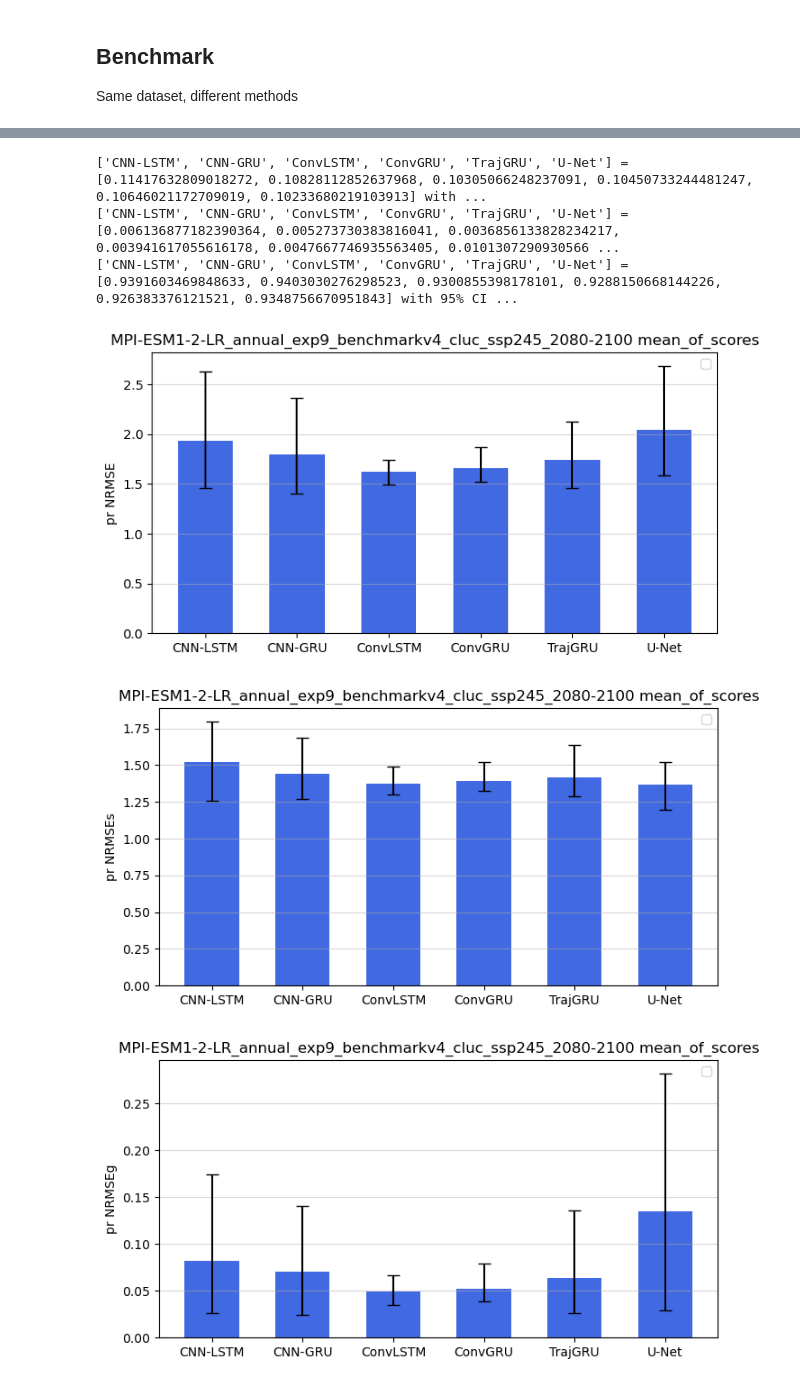
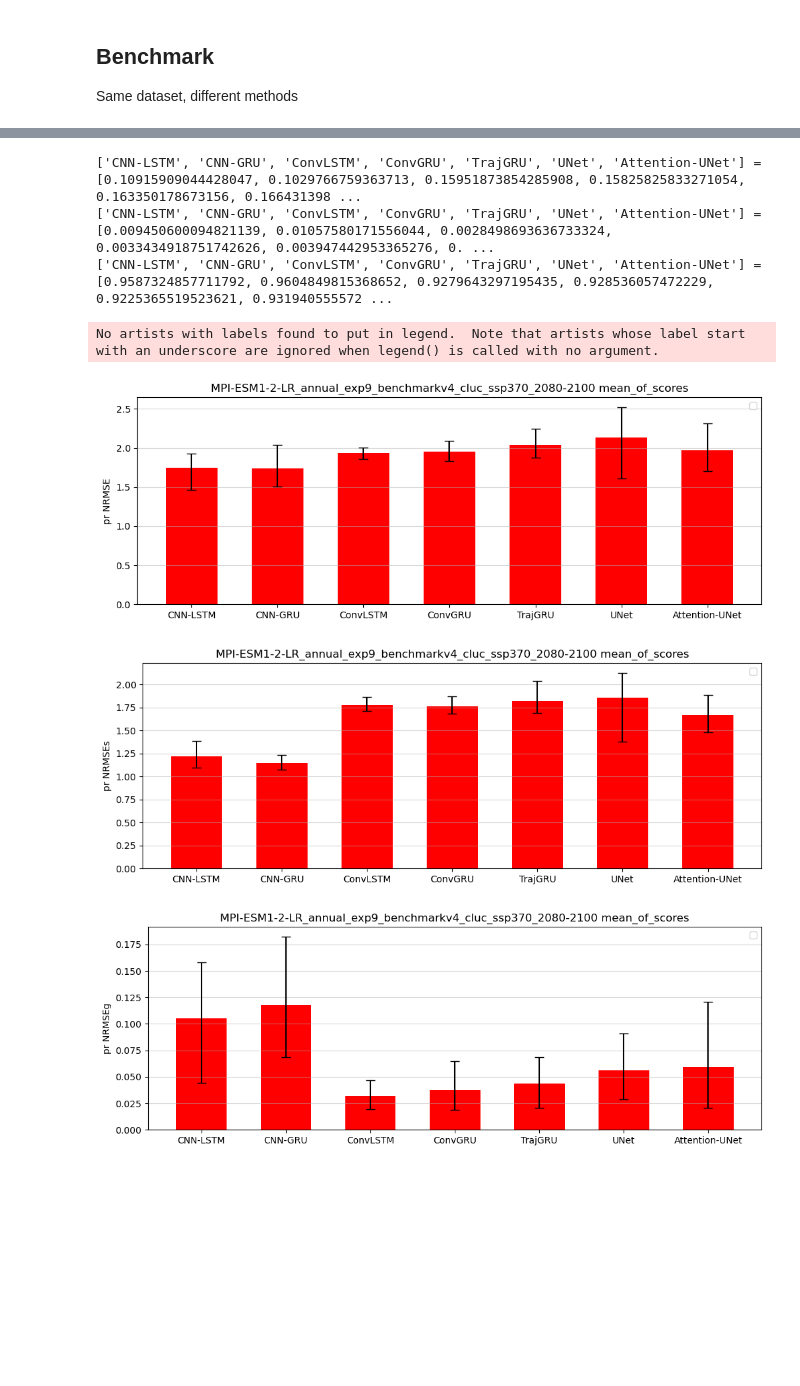
Before and after one commit to zoeleila/scenarIA, a Jupyter notebook: src/plots/benchmark.ipynb, the cells around one changed output, grey strips where cells are left out. Saved outputs shown, nothing was run; the diff lists cells and outputs as text; code cells hidden in the pictures; blank space fills up the shorter version.

Commit message:
pattern scaling ok

```diff
--- a/src/plots/benchmark.ipynb
+++ b/src/plots/benchmark.ipynb
@@ -41,7 +41,7 @@ simus_dict = {'ssp245': {'color': 'royalblue',
 clim = xr.open_dataset(DATASET_DIR / f'MPI-ESM1-2-LR/annual/outputs_piControl.nc').mean('member')
 clim = clim.sel(time=slice('1850-01-01', '2250-12-31')).mean('time')[var_name].values
 # %%
-true_simu = 'ssp245'
+true_simu = 'ssp370'
 # %%
 
 mini_dict = simus_dict[true_simu]
@@ -64,7 +64,9 @@ y_hat_dict = {'CNN-LSTM': xr.open_dataset(pred_path / f'MPI-ESM1-2-LR_annual_exp
         'ConvLSTM': xr.open_dataset(pred_path / f'MPI-ESM1-2-LR_annual_exp9_{true_simu}_pr_convlstm_seq5_mem30_epoch100_bs4_clim.nc')['pr'].values - clim,
         'ConvGRU': xr.open_dataset(pred_path / f'MPI-ESM1-2-LR_annual_exp9_{true_simu}_pr_convgru_seq5_mem30_epoch100_bs4_clim.nc')['pr'].values - clim,
         'TrajGRU': xr.open_dataset(pred_path / f'MPI-ESM1-2-LR_annual_exp9_{true_simu}_pr_trajgru_seq5_mem30_epoch100_bs4_clim.nc')['pr'].values - clim,
-        'U-Net': xr.open_dataset(pred_path / f'MPI-ESM1-2-LR_annual_exp9_{true_simu}_pr_unet_seq5_mem30_epoch100_bs4_clim.nc')['pr'].values - clim}
+        'UNet': xr.open_dataset(pred_path / f'MPI-ESM1-2-LR_annual_exp9_{true_simu}_pr_unet_seq5_mem30_epoch100_bs4_clim.nc')['pr'].values - clim,
+        'Attention-UNet' : xr.open_dataset(pred_path / f'MPI-ESM1-2-LR_annual_exp9_{true_simu}_pr_attention-unet_seq5_mem30_epoch100_bs4_clim_64.nc')['pr'].values - clim}
+        #'Pattern-Scaling' : xr.open_dataset(pred_path / f'MPI-ESM1-2-LR_annual_exp9_{true_simu}_pr_pattern-scaling_seq1_mem30.nc')['pr'].values - clim}
 # %%
 for key, value in y_hat_dict.items():
     test_dict = {key:value}
@@ -132,7 +135,7 @@ compare_metrics(y_end,
             title=f'{title}_2080-2100',
             save_dir=save_dir,
             ensemble_scoring='mean_of_scores',
-            figsize=(8,4),
+            figsize=(12,4),
             colors=color ,
             labels=None)
 # %% [output]
@@ -148,6 +150,7 @@ No artists with labels found to put in legend.  Note that artists whose label st
-['CNN-LSTM', 'CNN-GRU', 'ConvLSTM', 'ConvGRU', 'TrajGRU', 'U-Net'] = [0.11417632809018272, 0.10828112852637968, 0.10305066248237091, 0.10450733244481247, 0.10646021172709019, 0.10233680219103913] with ...
-['CNN-LSTM', 'CNN-GRU', 'ConvLSTM', 'ConvGRU', 'TrajGRU', 'U-Net'] = [0.006136877182390364, 0.005273730383816041, 0.0036856133828234217, 0.003941617055616178, 0.0047667746935563405, 0.0101307290930566 ...
-['CNN-LSTM', 'CNN-GRU', 'ConvLSTM', 'ConvGRU', 'TrajGRU', 'U-Net'] = [0.9391603469848633, 0.9403030276298523, 0.9300855398178101, 0.9288150668144226, 0.926383376121521, 0.9348756670951843] with 95% CI ...
+['CNN-LSTM', 'CNN-GRU', 'ConvLSTM', 'ConvGRU', 'TrajGRU', 'UNet', 'Attention-UNet'] = [0.10915909044428047, 0.1029766759363713, 0.15951873854285908, 0.15825825833271054, 0.163350178673156, 0.166431398 ...
+['CNN-LSTM', 'CNN-GRU', 'ConvLSTM', 'ConvGRU', 'TrajGRU', 'UNet', 'Attention-UNet'] = [0.009450600094821139, 0.01057580171556044, 0.0028498693636733324, 0.0033434918751742626, 0.003947442953365276, 0. ...
+['CNN-LSTM', 'CNN-GRU', 'ConvLSTM', 'ConvGRU', 'TrajGRU', 'UNet', 'Attention-UNet'] = [0.9587324857711792, 0.9604849815368652, 0.9279643297195435, 0.928536057472229, 0.9225365519523621, 0.931940555572 ...
+No artists with labels found to put in legend.  Note that artists whose label start with an underscore are ignored when legend() is called with no argument.
-[figure, old version]
+[figure, new version]
-[figure, old version]
+[figure, new version]
-[figure, old version]
+[figure, new version]
```
Also changed, not shown: parts of 4 cells of this notebook, 10 other files.
